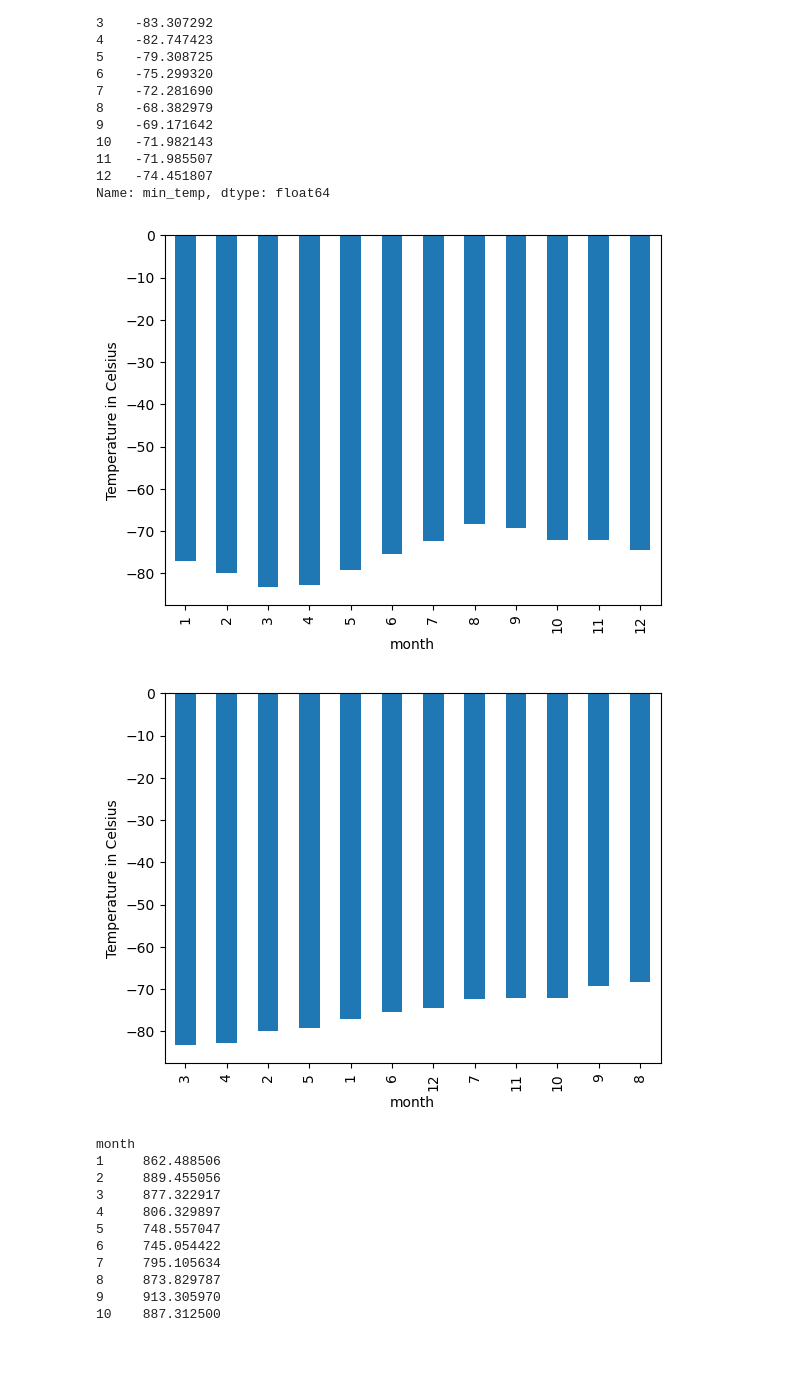
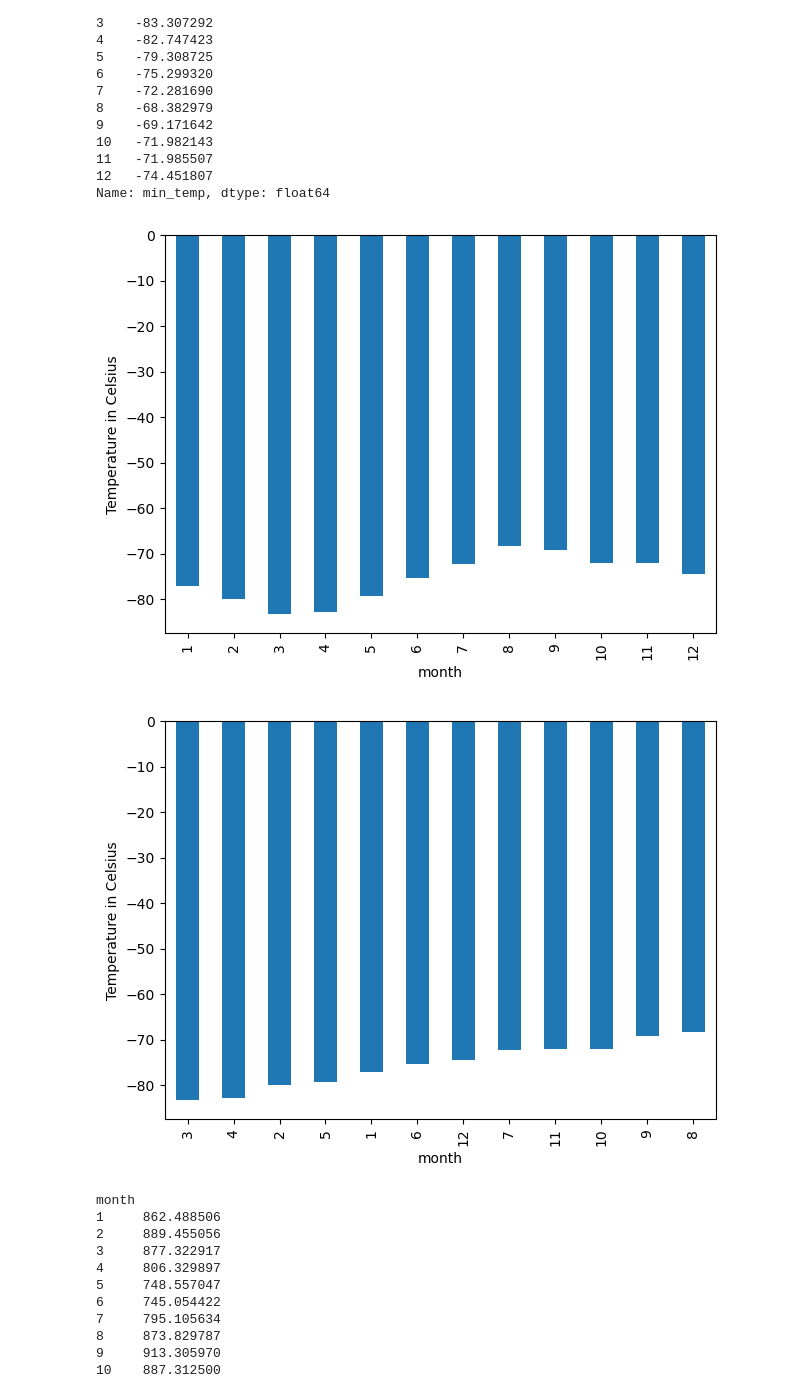
Before and after one commit to dilqvl62/Web-Scriping_challenge, a Jupyter notebook: part_2_mars_weather.ipynb, the cells around one changed output. Cells and saved outputs as stored; diff of their text form; code cells hidden in the pictures; blank space fills up the shorter version.

```diff
--- a/part_2_mars_weather.ipynb
+++ b/part_2_mars_weather.ipynb
@@ -192,6 +196,8 @@ Name: month, dtype: int64
 1867
 # %%
 # 3. What is the average low temperature by month?
+Low_tempAvg = Mars_temp_df.groupby('month')['min_temp'].mean()
+Low_tempAvg
 # %% [output]
 month
 1    -77.160920
@@ -209,11 +215,18 @@ month
 Name: min_temp, dtype: float64
 # %%
 # Plot the average temperature by month
+low_temp_plot = Low_tempAvg.plot(kind='bar')
+low_temp_plot.set_ylabel("Temperature in Celsius")
+plt.tight_layout()
 # %% [output]
-[figure, old version]
+[figure, new version]
 # %%
 # Identify the coldest and hottest months in Curiosity's location
+coldest_to_hottest_days = Low_tempAvg.sort_values(ascending=True)
+coldest_to_hottest_plot = coldest_to_hottest_days.plot(kind='bar')
+coldest_to_hottest_plot.set_ylabel("Temperature in Celsius")
+plt.tight_layout()
 # %% [output]
-[figure, old version]
+[figure, new version]
 # %%
 # 4. Average pressure by Martian month
```
Also changed, not shown: parts of 6 cells of this notebook.
